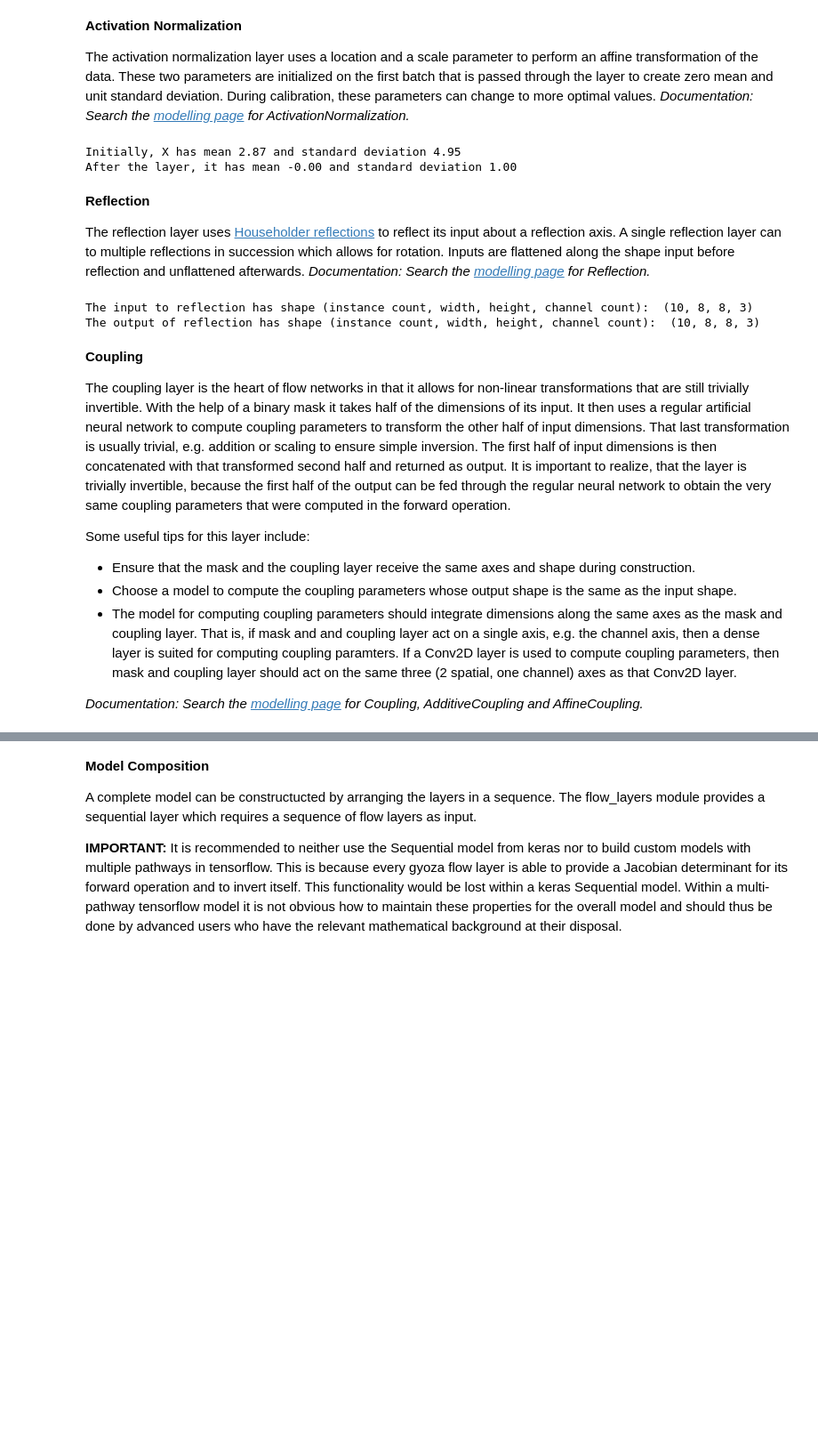
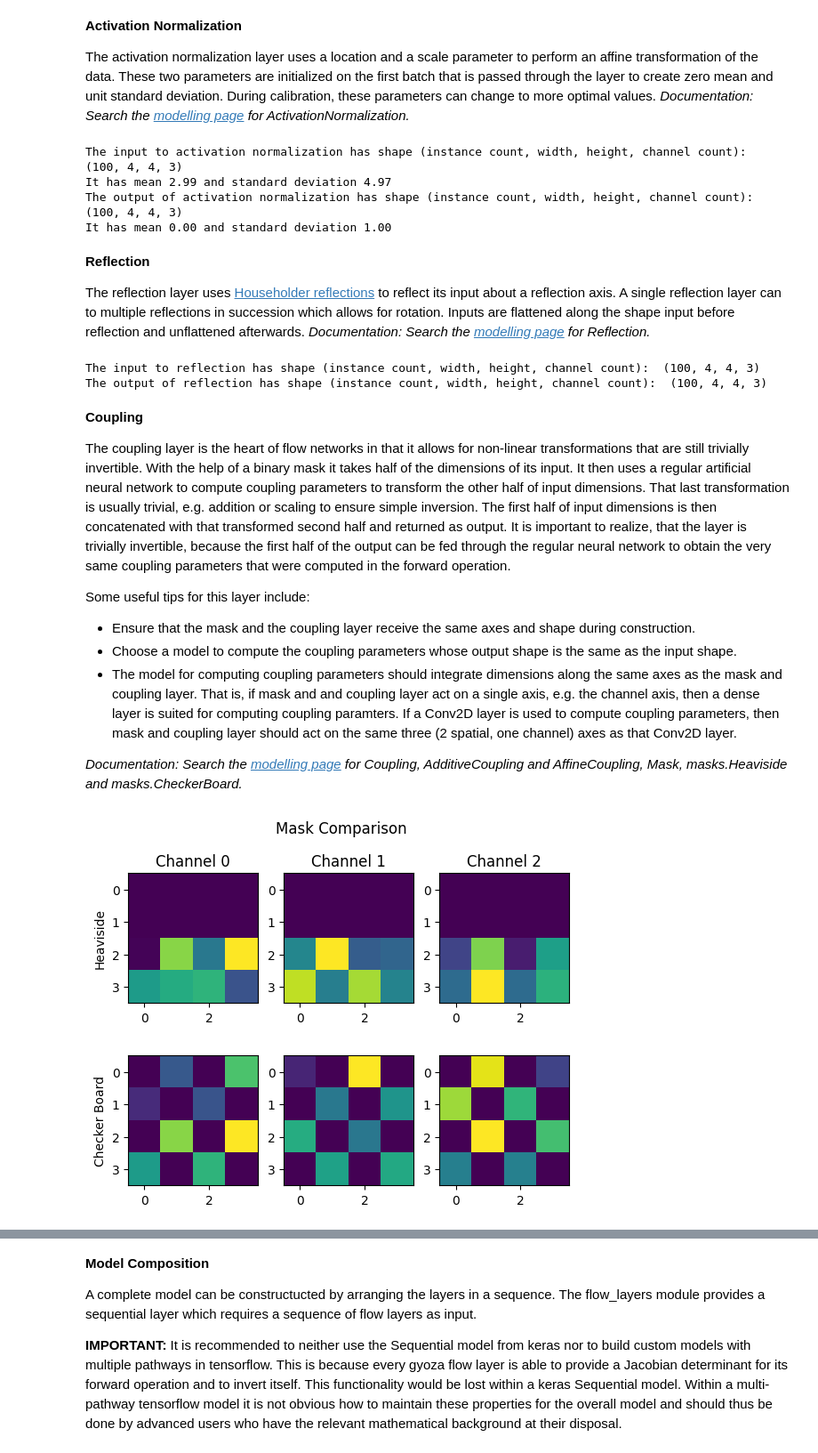
Before and after one commit to TimHenry1995/gyoza, a Jupyter notebook: tutorials/Introduction to Flow Models.ipynb, the cells around one changed output, grey strips where cells are left out. Shown at 89% size. Drawn from its saved outputs; the diff is of its cells as text; code cells hidden in the pictures; blank space fills up the shorter version.

```diff
--- a/tutorials/Introduction to Flow Models.ipynb
+++ b/tutorials/Introduction to Flow Models.ipynb
@@ -33,10 +33,11 @@ An important aspect of flow layers is that the dimensionality (total number of d
 Another important aspect of flow layers is their ability to compute their own Jacobian determinant and to provide its own inverse. This is useful for density estimation of probability distributions when working with the change of variables formula during sampling as demonstrated by Dinh, Sohl-Dickstein and Bengio [[3](#references)]. It is also useful for latent factor disentanglement as shown by Esser, Rombach and Ommer [[4](#references)]. *Documentation: Search the [modelling page](https://gyoza.readthedocs.io/en/latest/gyoza.modelling.html) for FlowLayer invert() and compute_jacobian_determinant().*
 # %%
 # Configuration
-instance_count = 10; width = 8; height = 8; channel_count = 3
+instance_count = 100; width = 4; height = 4; channel_count = 3
 shape = [instance_count, width, height, channel_count]
 dimensionality = np.product(shape[1:])
 X = np.random.normal(loc=3, scale=5, size=shape)
+Y = X**2 + 3*X - 1
 # %% [markdown]
 **Activation Normalization**
 
@@ -47,11 +48,16 @@ activation_normalization = mfl.ActivationNormalization(axes=[1,2], shape=[width,
 Y_hat = activation_normalization(X)
 
 # Print
-print("Initially, X has mean {mean:.2f} and standard deviation {std:.2f}".format(mean=np.mean(np.reshape(X,[instance_count, width*height, channel_count])), std=np.std(np.reshape(X,[instance_count, width*height, channel_count]))))
-print("After the layer, it has mean {mean:.2f} and standard deviation {std:.2f}".format(mean=np.mean(np.reshape(Y_hat,[instance_count, width*height, channel_count])), std=np.std(np.reshape(Y_hat,[instance_count, width*height, channel_count]))))
+print("The input to activation normalization has shape (instance count, width, height, channel count): ", X.shape)
+print("It has mean {mean:.2f} and standard deviation {std:.2f}".format(mean=np.mean(np.reshape(X,[instance_count, width*height, channel_count])), std=np.std(np.reshape(X,[instance_count, width*height, channel_count]))))
+Y_hat = Y_hat = activation_normalization(X)
+print("The output of activation normalization has shape (instance count, width, height, channel count): ", Y_hat.shape)
+print("It has mean {mean:.2f} and standard deviation {std:.2f}".format(mean=np.mean(np.reshape(Y_hat,[instance_count, width*height, channel_count])), std=np.std(np.reshape(Y_hat,[instance_count, width*height, channel_count]))))
 # %% [output]
-Initially, X has mean 2.87 and standard deviation 4.95
-After the layer, it has mean -0.00 and standard deviation 1.00
+The input to activation normalization has shape (instance count, width, height, channel count):  (100, 4, 4, 3)
+It has mean 2.99 and standard deviation 4.97
+The output of activation normalization has shape (instance count, width, height, channel count):  (100, 4, 4, 3)
+It has mean 0.00 and standard deviation 1.00
 # %% [markdown]
 **Reflection**
 
@@ -65,8 +71,8 @@ print("The input to reflection has shape (instance count, width, height, channel
 Y_hat = reflection(X)
 print("The output of reflection has shape (instance count, width, height, channel count): ", Y_hat.shape)
 # %% [output]
-The input to reflection has shape (instance count, width, height, channel count):  (10, 8, 8, 3)
-The output of reflection has shape (instance count, width, height, channel count):  (10, 8, 8, 3)
+The input to reflection has shape (instance count, width, height, channel count):  (100, 4, 4, 3)
+The output of reflection has shape (instance count, width, height, channel count):  (100, 4, 4, 3)
 # %% [markdown]
 **Coupling**
 
@@ -77,5 +83,18 @@ Some useful tips for this layer include:
 - Choose a model to compute the coupling parameters whose output shape is the same as the input shape.
 - The model for computing coupling parameters should integrate dimensions along the same axes as the mask and coupling layer. That is, if mask and and coupling layer act on a single axis, e.g. the channel axis, then a  dense layer is suited for computing coupling paramters. If a Conv2D layer is used to compute coupling parameters, then mask and coupling layer should act on the same three (2 spatial, one channel) axes as that Conv2D layer.
 
-*Documentation: Search the [modelling page](https://gyoza.readthedocs.io/en/latest/gyoza.modelling.html) for Coupling, AdditiveCoupling and AffineCoupling.*
+*Documentation: Search the [modelling page](https://gyoza.readthedocs.io/en/latest/gyoza.modelling.html) for Coupling, AdditiveCoupling and AffineCoupling, Mask, masks.Heaviside and masks.CheckerBoard.*
+# %%
+# Set up a mask to select half of the dimensions
+heaviside_mask = mm.Heaviside(axes=[1,2,3], shape=[width,height, channel_count])
+checker_board_mask = mm.CheckerBoard(axes=[1,2,3], shape=[width,height, channel_count]) # Alternative to Heaviside
+
+# Plot
+Y_hat = np.abs(heaviside_mask(X)) # Absolute value is simply for visualization
+plt.figure(); plt.suptitle('Mask Comparison'); plt.subplot(2,3,1); plt.ylabel('Heaviside'); plt.title('Channel 0'); plt.imshow(Y_hat[0,:,:,0]); plt.subplot(2,3,2); plt.title('Channel 1'); plt.imshow(Y_hat[0,:,:,1]); plt.subplot(2,3,3); plt.title('Channel 2'); plt.imshow(Y_hat[0,:,:,2]); plt.show()
+Y_hat = np.abs(checker_board_mask(X))
+plt.subplot(2,3,4); plt.ylabel('Checker Board'); plt.imshow(Y_hat[0,:,:,0]); plt.subplot(2,3,5); plt.imshow(Y_hat[0,:,:,1]); plt.subplot(2,3,6); plt.imshow(Y_hat[0,:,:,2]); plt.show()
+# %% [output]
+[figure, added]
+[figure, added]
 # %%
```
Also changed, not shown: parts of 14 cells of this notebook.
